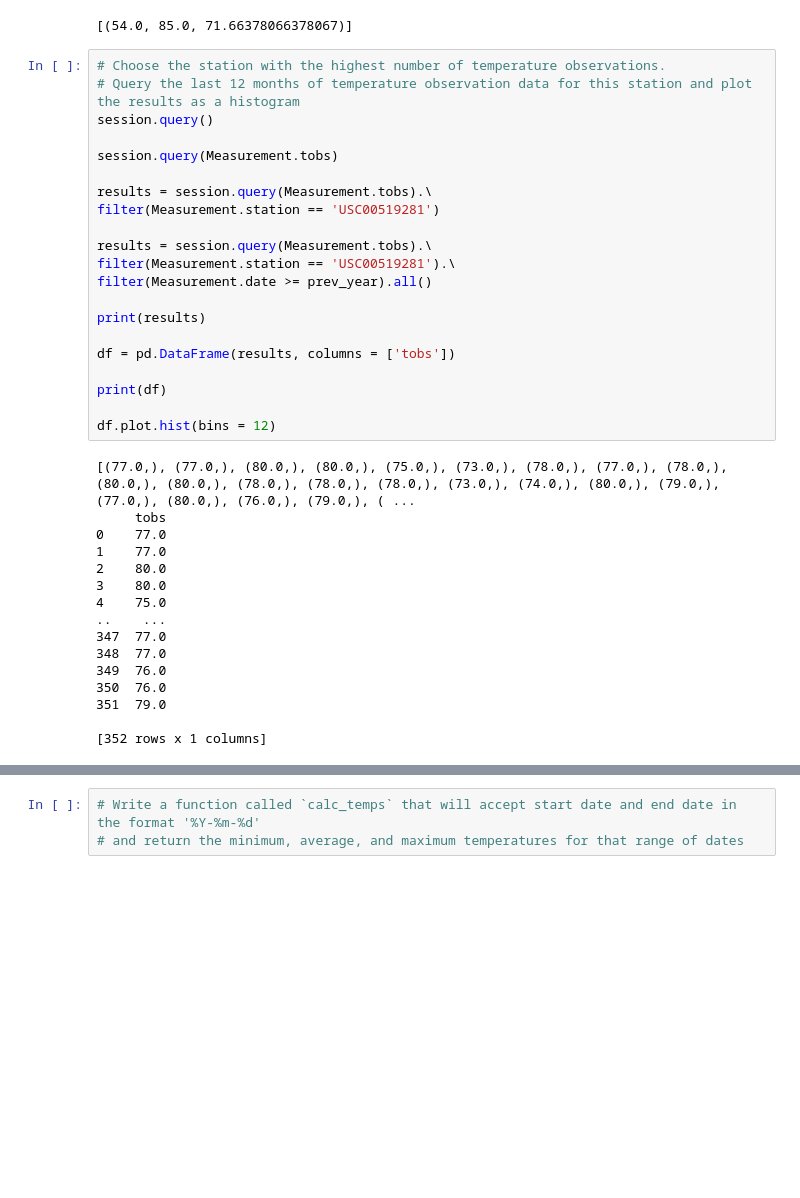
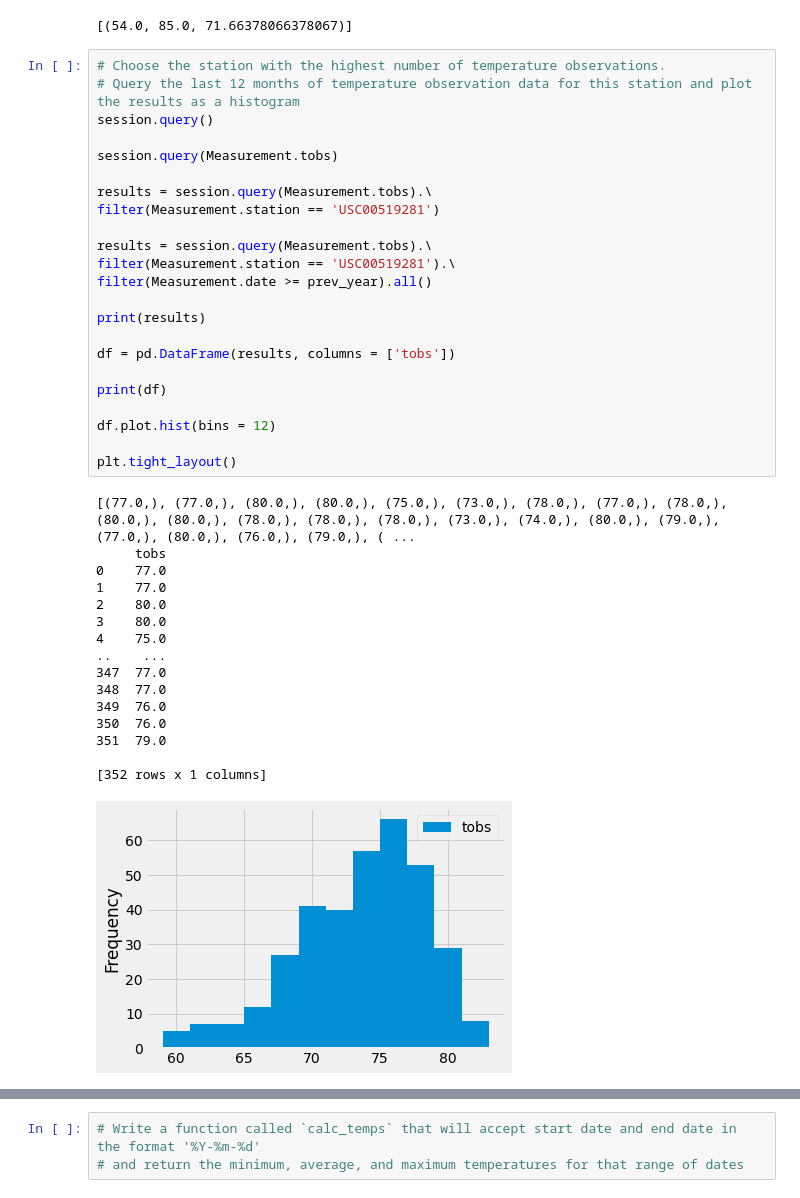
Before and after one commit to julee89/surfs_up, a Jupyter notebook: climate_analysis.ipynb, the cells around one changed output, grey strips where cells are left out. Saved outputs shown, nothing was run; the diff lists cells and outputs as text; blank space fills up the shorter version.

```diff
--- a/climate_analysis.ipynb
+++ b/climate_analysis.ipynb
@@ -174,30 +174,33 @@ session.query(Measurement.tobs)
 results = session.query(Measurement.tobs).\
 filter(Measurement.station == 'USC00519281')
 
 results = session.query(Measurement.tobs).\
 filter(Measurement.station == 'USC00519281').\
 filter(Measurement.date >= prev_year).all()
 
 print(results)
 
 df = pd.DataFrame(results, columns = ['tobs'])
 
 print(df)
 
 df.plot.hist(bins = 12)
+
+plt.tight_layout()
 # %% [output]
 [(77.0,), (77.0,), (80.0,), (80.0,), (75.0,), (73.0,), (78.0,), (77.0,), (78.0,), (80.0,), (80.0,), (78.0,), (78.0,), (78.0,), (73.0,), (74.0,), (80.0,), (79.0,), (77.0,), (80.0,), (76.0,), (79.0,), ( ...
      tobs
 0    77.0
 1    77.0
 2    80.0
 3    80.0
 4    75.0
 ..    ...
 347  77.0
 348  77.0
 349  76.0
 350  76.0
 351  79.0
 
 [352 rows x 1 columns]
+[figure, added]
```
Also changed, not shown: parts of 2 cells of this notebook, 1 other file.
